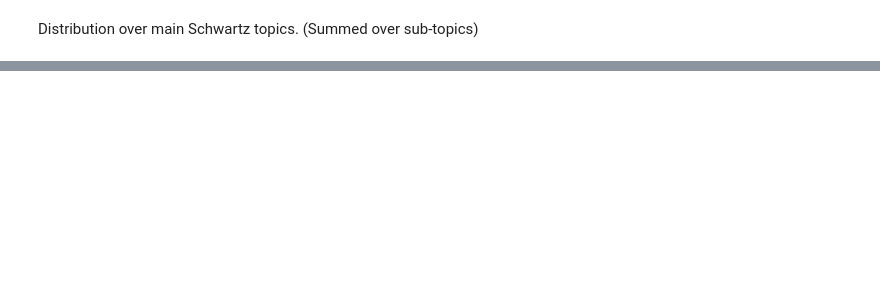
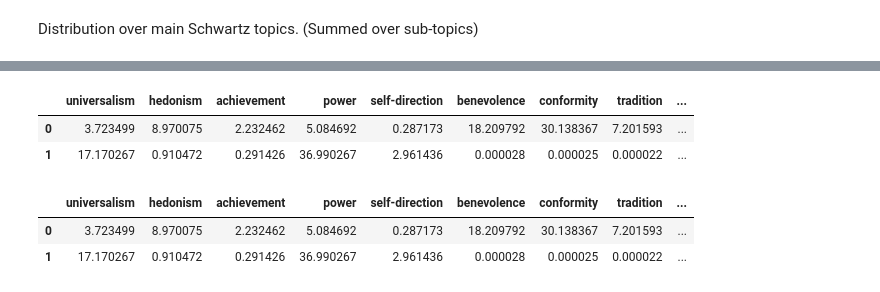
Before and after one commit to suyunu/semi-supervised-nmf, a Jupyter notebook: Semi-Supervised-NMF.ipynb, the cells around one changed output, grey strips where cells are left out. Saved outputs shown, nothing was run; the diff lists cells and outputs as text; code cells hidden in the pictures; blank space fills up the shorter version.

```diff
--- a/Semi-Supervised-NMF.ipynb
+++ b/Semi-Supervised-NMF.ipynb
@@ -389,0 +428,14 @@ plot_radar_chart(W_test_norm, 1)
+# %%
+df = export_to_excel(W_test_norm, filepath = 'output.xlsx')
+df.head()
+# %% [output]
+|  | universalism | hedonism | achievement | power | self-direction | benevolence | conformity | tradition | ... |
+| 0 | 3.723499 | 8.970075 | 2.232462 | 5.084692 | 0.287173 | 18.209792 | 30.138367 | 7.201593 | ... |
+| 1 | 17.170267 | 0.910472 | 0.291426 | 36.990267 | 2.961436 | 0.000028 | 0.000025 | 0.000022 | ... |
+# %%
+df = export_to_csv(W_test_norm, filepath = 'output.csv')
+df.head()
+# %% [output]
+|  | universalism | hedonism | achievement | power | self-direction | benevolence | conformity | tradition | ... |
+| 0 | 3.723499 | 8.970075 | 2.232462 | 5.084692 | 0.287173 | 18.209792 | 30.138367 | 7.201593 | ... |
+| 1 | 17.170267 | 0.910472 | 0.291426 | 36.990267 | 2.961436 | 0.000028 | 0.000025 | 0.000022 | ... |
```
Also changed, not shown: parts of 12 cells of this notebook.
